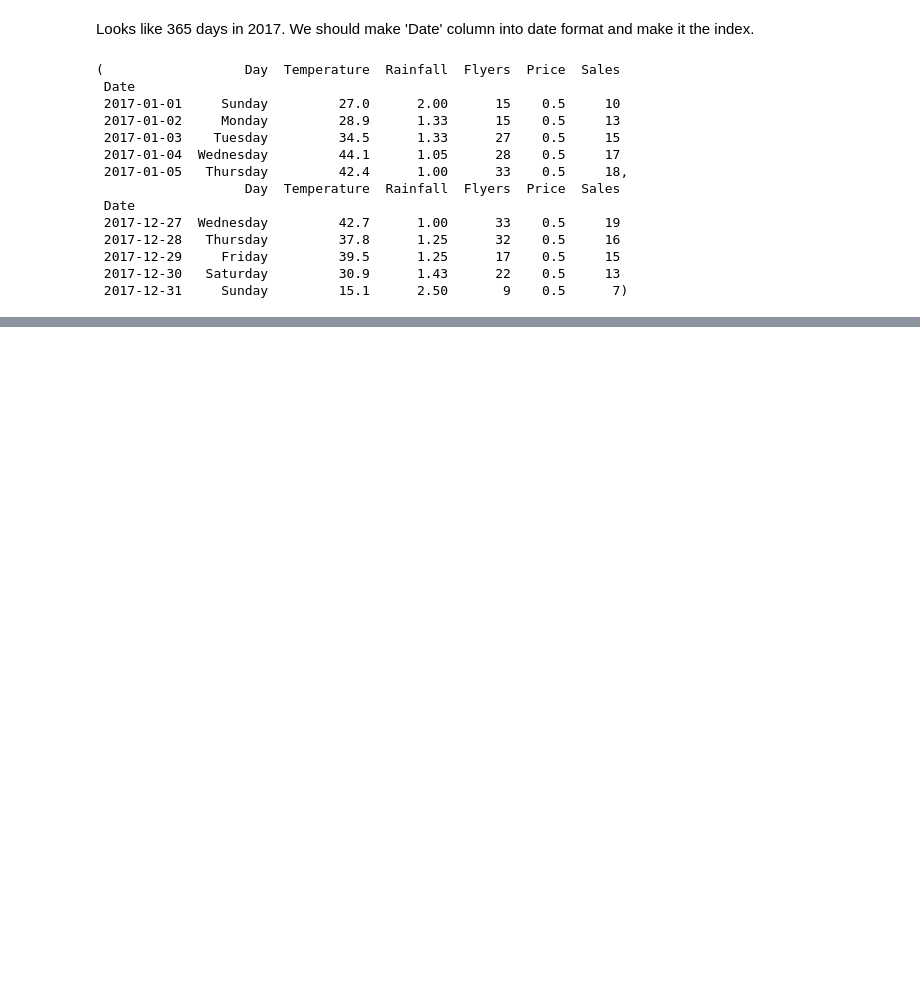
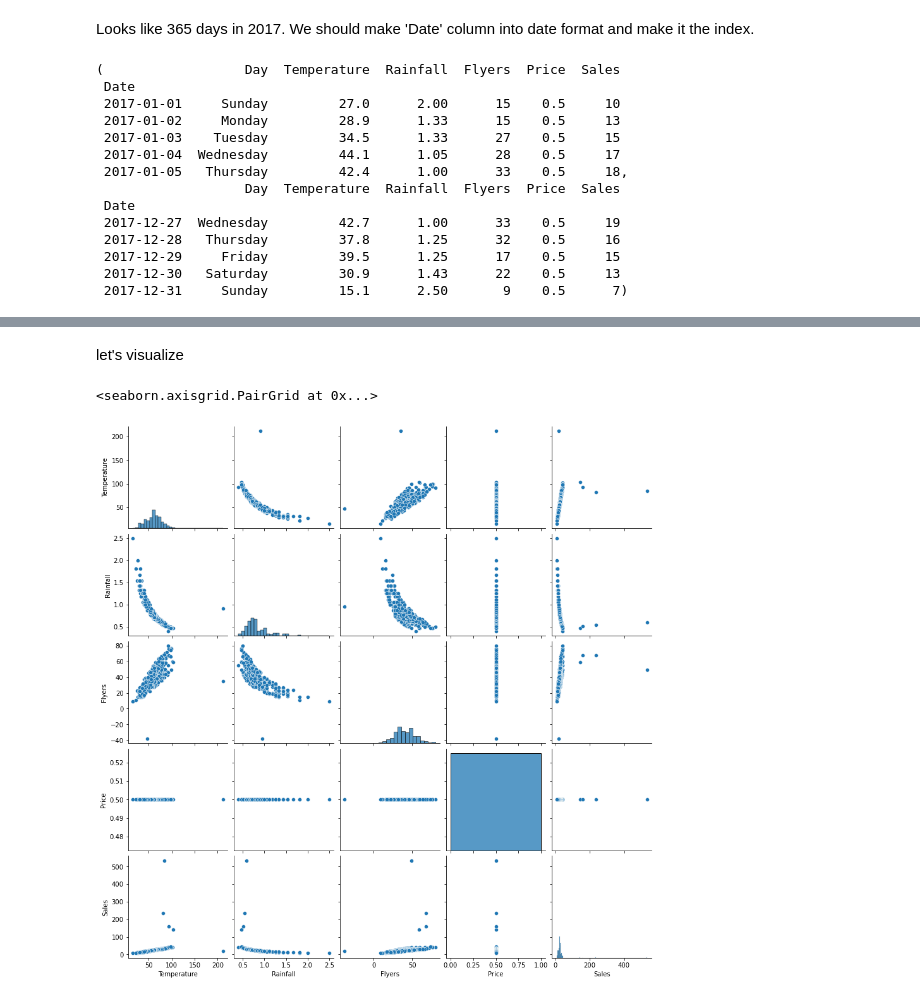
Before and after one commit to AJMartinezLlanes/anomaly-detection-exercises, a Jupyter notebook: continuous_probabilistic_methods.ipynb, the cells around one changed output, grey strips where cells are left out. Drawn from its saved outputs; the diff is of its cells as text; code cells hidden in the pictures; blank space fills up the shorter version.

```diff
--- a/continuous_probabilistic_methods.ipynb
+++ b/continuous_probabilistic_methods.ipynb
@@ -75,0 +86,2 @@ df.head(), df.tail()
+# %%
+df['Month'] = df.index.month_name()
@@ -75,0 +105,7 @@ df.head(), df.tail()
+# %% [markdown]
+let's visualize
+# %%
+sns.pairplot(df)
+# %% [output]
+<seaborn.axisgrid.PairGrid at 0x...>
+[figure, added]
```
Also changed, not shown: parts of 14 cells of this notebook, 2 other files.
